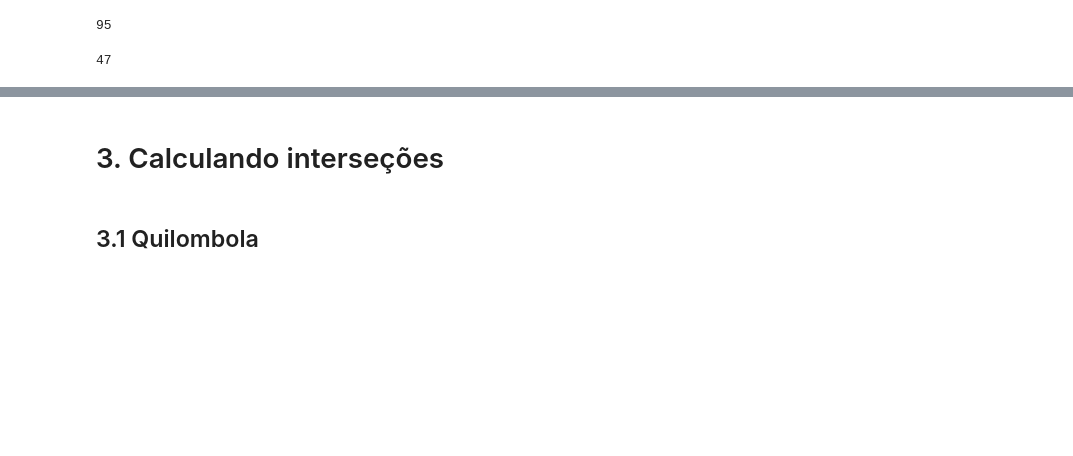
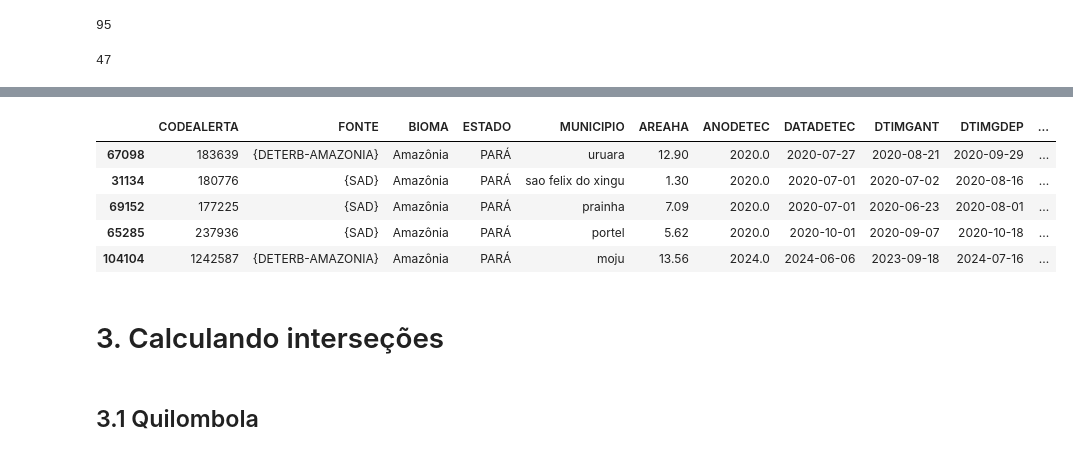
Before and after one commit to JoelFarias/CNUSTREAM, a Jupyter notebook: finding-areas.ipynb, the cells around one changed output, grey strips where cells are left out. Saved outputs shown, nothing was run; the diff lists cells and outputs as text; code cells hidden in the pictures; blank space fills up the shorter version.

```diff
--- a/finding-areas.ipynb
+++ b/finding-areas.ipynb
@@ -206,0 +242,10 @@ sigef_f_mun.sample(5)
+# %%
+alertas_f_mun = alertas_f[alertas_f["MUNICIPIO"].isin(municipios)] # Filtrando base
+alertas_f_mun.sample(5)
+# %% [output]
+|  | CODEALERTA | FONTE | BIOMA | ESTADO | MUNICIPIO | AREAHA | ANODETEC | DATADETEC | DTIMGANT | DTIMGDEP | ... |
+| 67098 | 183639 | {DETERB-AMAZONIA} | Amazônia | PARÁ | uruara | 12.90 | 2020.0 | 2020-07-27 | 2020-08-21 | 2020-09-29 | ... |
+| 31134 | 180776 | {SAD} | Amazônia | PARÁ | sao felix do xingu | 1.30 | 2020.0 | 2020-07-01 | 2020-07-02 | 2020-08-16 | ... |
+| 69152 | 177225 | {SAD} | Amazônia | PARÁ | prainha | 7.09 | 2020.0 | 2020-07-01 | 2020-06-23 | 2020-08-01 | ... |
+| 65285 | 237936 | {SAD} | Amazônia | PARÁ | portel | 5.62 | 2020.0 | 2020-10-01 | 2020-09-07 | 2020-10-18 | ... |
+| 104104 | 1242587 | {DETERB-AMAZONIA} | Amazônia | PARÁ | moju | 13.56 | 2024.0 | 2024-06-06 | 2023-09-18 | 2024-07-16 | ... |
```
Also changed, not shown: parts of 19 cells of this notebook.
